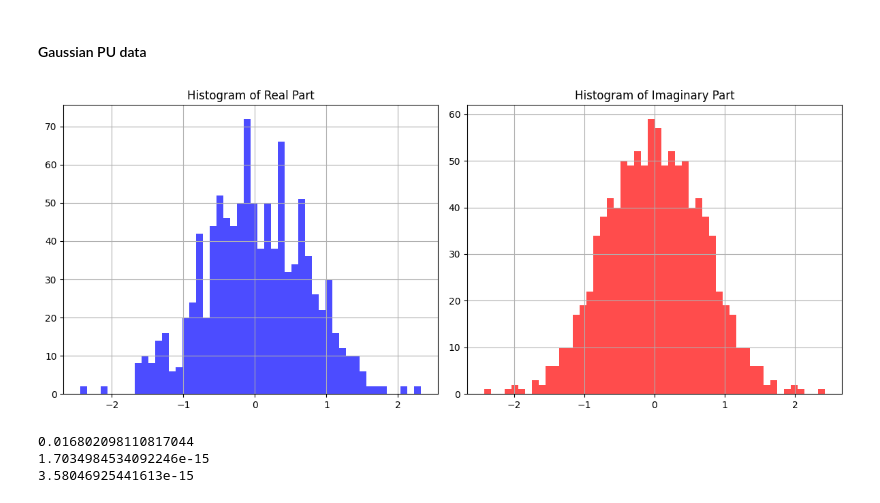
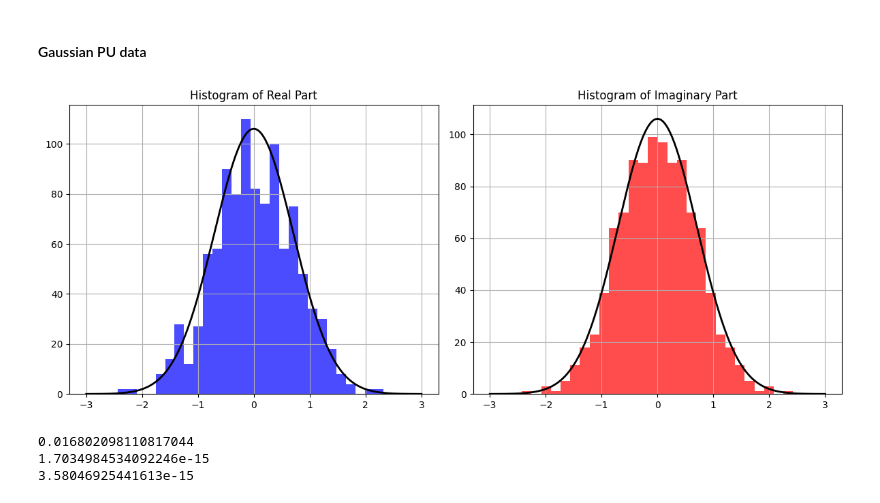
Before and after one commit to jakobaustrheim/TTT4275-Project, a Jupyter notebook: project/tasks.ipynb, the cells around one changed output. Saved outputs shown, nothing was run; the diff lists cells and outputs as text; code cells hidden in the pictures.

```diff
--- a/project/tasks.ipynb
+++ b/project/tasks.ipynb
@@ -40,23 +41,38 @@ for n in range(N):
 # %%
 # Plotting sn values from Sk_Gaussian-dataset
 
 snReal = sn.real.flatten()
 snImag = sn.imag.flatten()
 
+mu = 0
+var = 0.5
+sigma = np.sqrt(var)
+
+x = np.linspace(-3, 3, 1000)
+gaussianPDF = norm.pdf(x, mu, sigma)
+
+# Scaling
+histReal, binEdgesEeal = np.histogram(snReal, bins=30, density=False)
+histImag, binEdgesImag = np.histogram(snImag, bins=30, density=False)
+maxHistHeight = max(max(histReal), max(histImag))
+gaussianPDF *= maxHistHeight / max(gaussianPDF)
+
 fig, ax = plt.subplots(1, 2, figsize=(12, 5))
 
-ax[0].hist(snReal, bins=50, color='blue', alpha=0.7)
+ax[0].hist(snReal, bins=28, color='blue', alpha=0.7)
+ax[0].plot(x, gaussianPDF, 'k-', lw=2, label="Gaussian PDF")
 ax[0].set_title("Histogram of Real Part")
 ax[0].grid(True)
 
-ax[1].hist(snImag, bins=50, color='red', alpha=0.7)
+ax[1].hist(snImag, bins=28, color='red', alpha=0.7)
+ax[1].plot(x, gaussianPDF, 'k-', lw=2, label="Gaussian PDF")
 ax[1].set_title("Histogram of Imaginary Part")
 ax[1].grid(True)
 
 plt.tight_layout()
 plt.show()
 # %% [output]
-[figure, old version]
+[figure, new version]
 # %%
 # Estimating the expected values of snReal, snImag and their product
 
```
Also changed, not shown: parts of 14 cells of this notebook.
